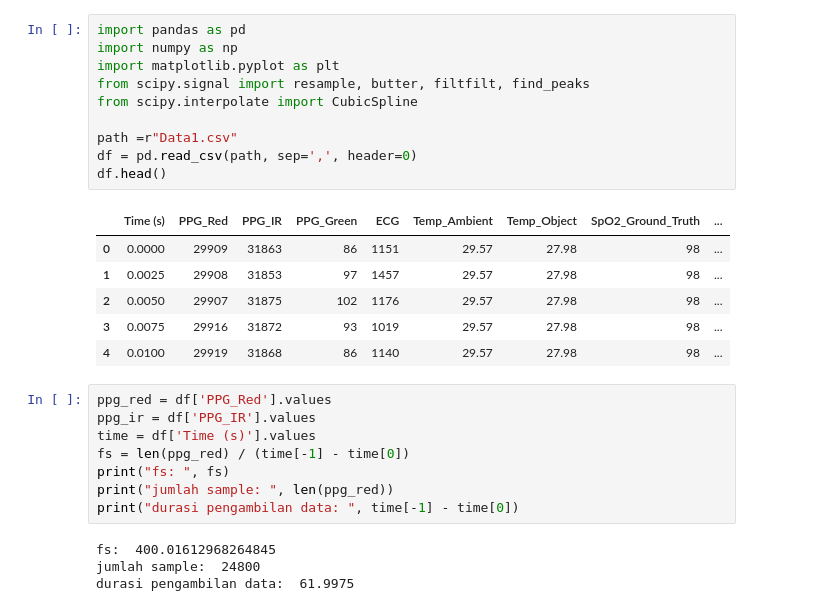
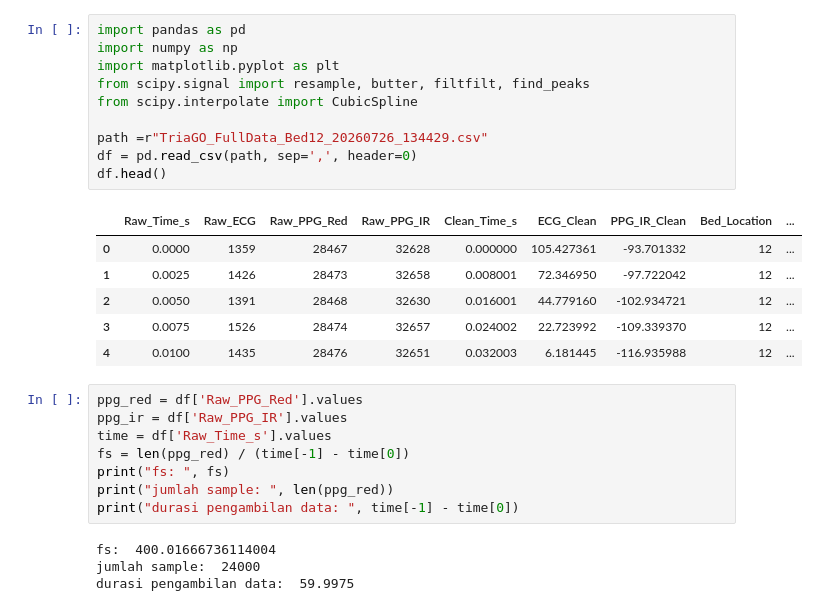
Before and after one commit to FaridAlfaruq/triago_app, a Jupyter notebook: draft_filter/filter_ppg.ipynb, the cells around one changed output. Drawn from its saved outputs; the diff is of its cells as text.

```diff
--- a/draft_filter/filter_ppg.ipynb
+++ b/draft_filter/filter_ppg.ipynb
@@ -1,32 +1,32 @@
 # %%
 import pandas as pd
 import numpy as np
 import matplotlib.pyplot as plt
 from scipy.signal import resample, butter, filtfilt, find_peaks
 from scipy.interpolate import CubicSpline
 
-path =r"Data1.csv"
+path =r"TriaGO_FullData_Bed12_20260726_134429.csv"
 df = pd.read_csv(path, sep=',', header=0)
 df.head()
 # %% [output]
-|  | Time (s) | PPG_Red | PPG_IR | PPG_Green | ECG | Temp_Ambient | Temp_Object | SpO2_Ground_Truth | ... |
-| 0 | 0.0000 | 29909 | 31863 | 86 | 1151 | 29.57 | 27.98 | 98 | ... |
-| 1 | 0.0025 | 29908 | 31853 | 97 | 1457 | 29.57 | 27.98 | 98 | ... |
-| 2 | 0.0050 | 29907 | 31875 | 102 | 1176 | 29.57 | 27.98 | 98 | ... |
-| 3 | 0.0075 | 29916 | 31872 | 93 | 1019 | 29.57 | 27.98 | 98 | ... |
-| 4 | 0.0100 | 29919 | 31868 | 86 | 1140 | 29.57 | 27.98 | 98 | ... |
+|  | Raw_Time_s | Raw_ECG | Raw_PPG_Red | Raw_PPG_IR | Clean_Time_s | ECG_Clean | PPG_IR_Clean | Bed_Location | ... |
+| 0 | 0.0000 | 1359 | 28467 | 32628 | 0.000000 | 105.427361 | -93.701332 | 12 | ... |
+| 1 | 0.0025 | 1426 | 28473 | 32658 | 0.008001 | 72.346950 | -97.722042 | 12 | ... |
+| 2 | 0.0050 | 1391 | 28468 | 32630 | 0.016001 | 44.779160 | -102.934721 | 12 | ... |
+| 3 | 0.0075 | 1526 | 28474 | 32657 | 0.024002 | 22.723992 | -109.339370 | 12 | ... |
+| 4 | 0.0100 | 1435 | 28476 | 32651 | 0.032003 | 6.181445 | -116.935988 | 12 | ... |
 # %%
-ppg_red = df['PPG_Red'].values
-ppg_ir = df['PPG_IR'].values
-time = df['Time (s)'].values
+ppg_red = df['Raw_PPG_Red'].values
+ppg_ir = df['Raw_PPG_IR'].values
+time = df['Raw_Time_s'].values
 fs = len(ppg_red) / (time[-1] - time[0])
 print("fs: ", fs)
 print("jumlah sample: ", len(ppg_red))
 print("durasi pengambilan data: ", time[-1] - time[0])
 # %% [output]
-fs:  400.01612968264845
-jumlah sample:  24800
-durasi pengambilan data:  61.9975
+fs:  400.01666736114004
+jumlah sample:  24000
+durasi pengambilan data:  59.9975
 # %%
 # cut ke 24000 sample ~60 detik
 red_cut = ppg_red[800:24800]
```
Also changed, not shown: parts of 8 cells of this notebook, 18 other files.
